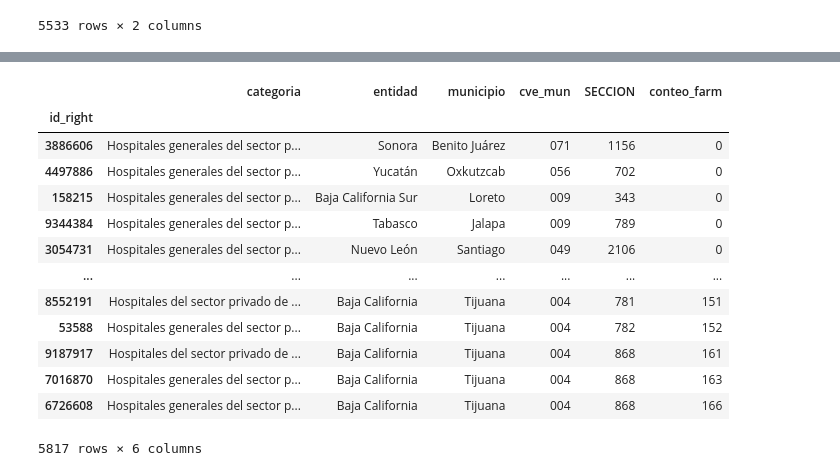
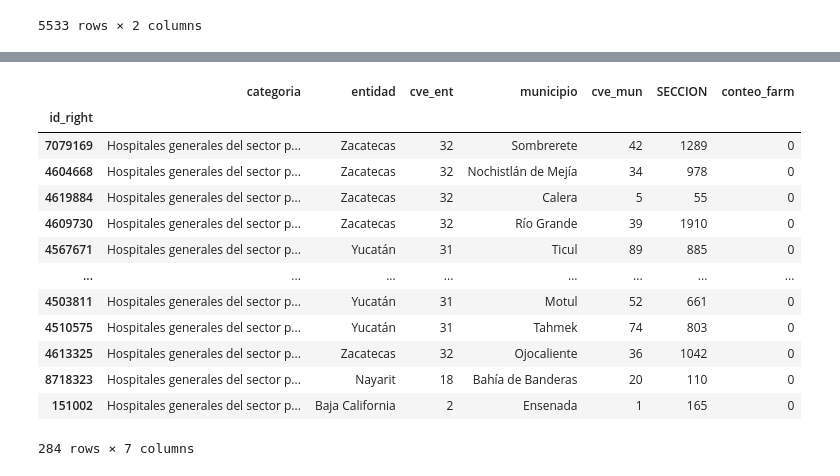
Before and after one commit to guillermoArr/Dataton_2024, a Jupyter notebook: src/puntos_interes.ipynb, the cells around one changed output, grey strips where cells are left out. Drawn from its saved outputs; the diff is of its cells as text; code cells hidden in the pictures.

```diff
--- a/src/puntos_interes.ipynb
+++ b/src/puntos_interes.ipynb
@@ -740,7 +740,7 @@ result = buff_hospitales.merge(cont_farm_p_hosp, left_index=True, right_on='id_r
 # LLenamos los valores faltantes con 0 (aquellos hospitales que no tuvieron ninguna farmacia cercana)
 result['conteo_farm'] = result['conteo_farm'].fillna(0)
 result.set_index('id_right', inplace=True)
-result.conteo_farm = result.conteo_farm.astype('int64')
+result = result.astype({'conteo_farm': 'int64', 'cve_ent': 'int64', 'cve_mun': 'int64'})
 # %% [output]
 108214
 # %%
@@ -762,4 +762,4 @@ cont_farm_p_hosp
 | 5532 | 9470521 | 17 |
 5533 rows × 2 columns
 # %%
-result[result.conteo_farm == 0]
+result_filt = result[result.conteo_farm == 0]
@@ -781,17 +766,17 @@ result[result.conteo_farm == 0]
 # %%
-result[['categoria', 'entidad', 'municipio', 'cve_mun','SECCION','conteo_farm']].sort_values(by='conteo_farm', ascending=True)
+result_filt[['categoria', 'entidad', 'cve_ent', 'municipio', 'cve_mun','SECCION','conteo_farm']].sort_values(by='conteo_farm', ascending=True)
 # %% [output]
-|  | categoria | entidad | municipio | cve_mun | SECCION | conteo_farm |
-| id_right |  |  |  |  |  |  |
-| 3886606 | Hospitales generales del sector p... | Sonora | Benito Juárez | 071 | 1156 | 0 |
-| 4497886 | Hospitales generales del sector p... | Yucatán | Oxkutzcab | 056 | 702 | 0 |
-| 158215 | Hospitales generales del sector p... | Baja California Sur | Loreto | 009 | 343 | 0 |
-| 9344384 | Hospitales generales del sector p... | Tabasco | Jalapa | 009 | 789 | 0 |
-| 3054731 | Hospitales generales del sector p... | Nuevo León | Santiago | 049 | 2106 | 0 |
-| ... | ... | ... | ... | ... | ... | ... |
-| 8552191 | Hospitales del sector privado de ... | Baja California | Tijuana | 004 | 781 | 151 |
-| 53588 | Hospitales generales del sector p... | Baja California | Tijuana | 004 | 782 | 152 |
-| 9187917 | Hospitales del sector privado de ... | Baja California | Tijuana | 004 | 868 | 161 |
-| 7016870 | Hospitales generales del sector p... | Baja California | Tijuana | 004 | 868 | 163 |
-| 6726608 | Hospitales generales del sector p... | Baja California | Tijuana | 004 | 868 | 166 |
+|  | categoria | entidad | cve_ent | municipio | cve_mun | SECCION | conteo_farm |
+| id_right |  |  |  |  |  |  |  |
+| 7079169 | Hospitales generales del sector p... | Zacatecas | 32 | Sombrerete | 42 | 1289 | 0 |
+| 4604668 | Hospitales generales del sector p... | Zacatecas | 32 | Nochistlán de Mejía | 34 | 978 | 0 |
+| 4619884 | Hospitales generales del sector p... | Zacatecas | 32 | Calera | 5 | 55 | 0 |
+| 4609730 | Hospitales generales del sector p... | Zacatecas | 32 | Río Grande | 39 | 1910 | 0 |
+| 4567671 | Hospitales generales del sector p... | Yucatán | 31 | Ticul | 89 | 885 | 0 |
+| ... | ... | ... | ... | ... | ... | ... | ... |
+| 4503811 | Hospitales generales del sector p... | Yucatán | 31 | Motul | 52 | 661 | 0 |
+| 4510575 | Hospitales generales del sector p... | Yucatán | 31 | Tahmek | 74 | 803 | 0 |
+| 4613325 | Hospitales generales del sector p... | Zacatecas | 32 | Ojocaliente | 36 | 1042 | 0 |
+| 8718323 | Hospitales generales del sector p... | Nayarit | 18 | Bahía de Banderas | 20 | 110 | 0 |
+| 151002 | Hospitales generales del sector p... | Baja California | 2 | Ensenada | 1 | 165 | 0 |
-5817 rows × 6 columns
+284 rows × 7 columns
```
Also changed, not shown: parts of 1 cell of this notebook, 1 other file.
